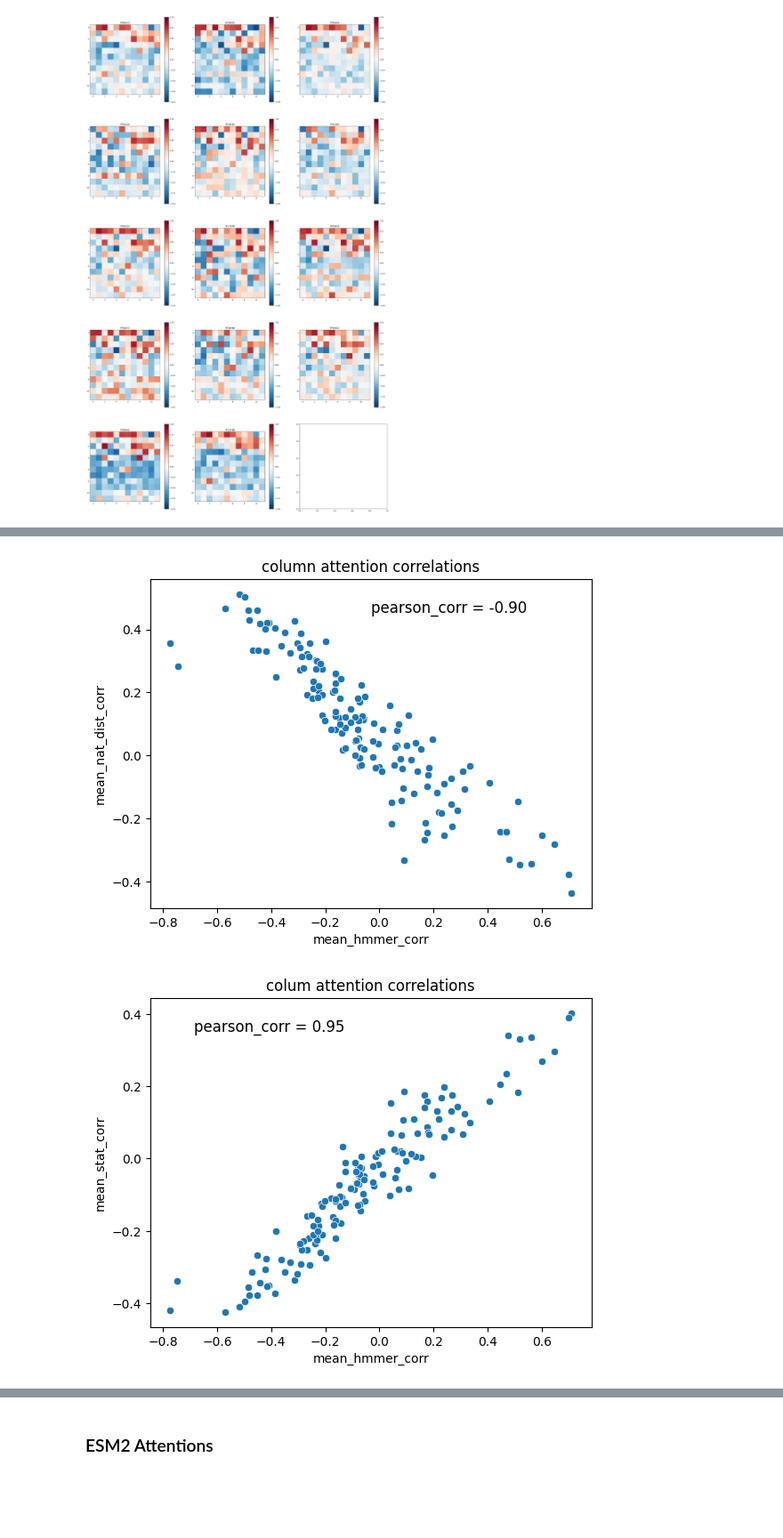
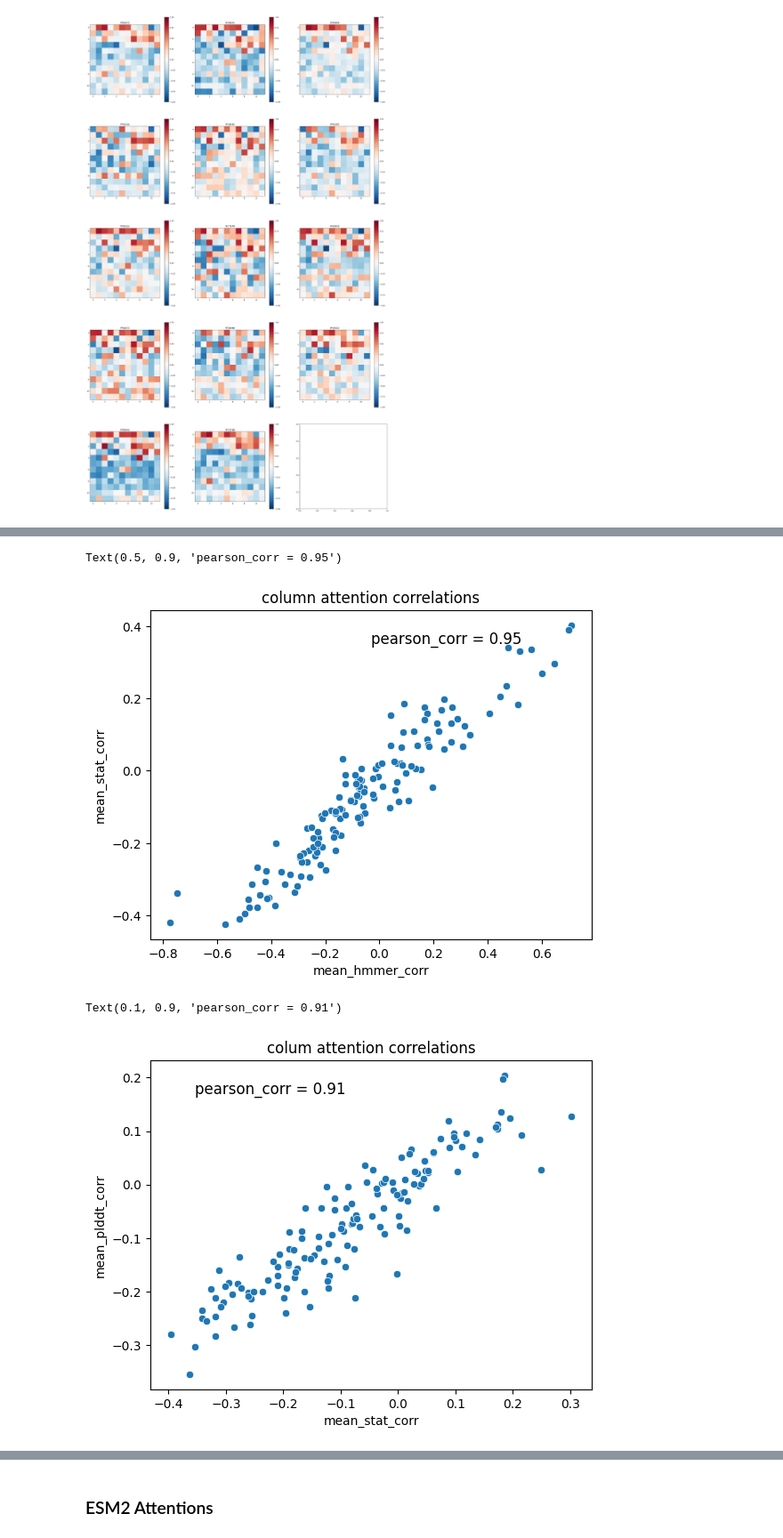
Before and after one commit to anamaysamant/MSA-phylogeny-generation, a Jupyter notebook: PFAM_explorer.ipynb, the cells around one changed output, grey strips where cells are left out. Shown at 89% size. Saved outputs shown, nothing was run; the diff lists cells and outputs as text; code cells hidden in the pictures; blank space fills up the shorter version.

```diff
--- a/PFAM_explorer.ipynb
+++ b/PFAM_explorer.ipynb
@@ -23,7 +23,7 @@ torch.set_grad_enabled(False)
 # %%
 pfam_metadata = pd.read_csv("./data/pfam-metadata/pfam_metadata.tsv", delimiter = "\t")
 
-all_metrics_dataframe = pd.read_csv("./sequence_scores_table.tsv", delimiter = "\t")
+all_metrics_dataframe = pd.read_csv("./untracked-files//sequence_scores_table.tsv", delimiter = "\t")
 all_metrics_dataframe = all_metrics_dataframe.merge(pfam_metadata, left_on = "family", right_on="pfam_id")
 # %%
 family = "PF00004"
@@ -179,25 +180,27 @@ plt.savefig("column_attn_corrs_all_metrics.jpeg")
 [figure]
 # %%
-sns.scatterplot(x =mean_hmmer_corr.flatten(), y=mean_nat_dist_corr.flatten())
+sns.scatterplot(x =mean_hmmer_corr.flatten(), y=mean_stat_corr.flatten())
 plt.xlabel("mean_hmmer_corr")
-plt.ylabel("mean_nat_dist_corr")
+plt.ylabel("mean_stat_corr")
 plt.title("column attention correlations")
 
-pearson_corr = pearsonr(x =mean_hmmer_corr.flatten(), y=mean_nat_dist_corr.flatten())
+pearson_corr = pearsonr(x =mean_hmmer_corr.flatten(), y=mean_stat_corr.flatten())
 plt.annotate(f"pearson_corr = {pearson_corr.statistic:.2f}",xy = (0.5,0.9), xycoords = "axes fraction", fontsize = 12)
 
-plt.savefig("column_attn_scatter_hmmer_vs_nat_dist.jpeg")
+# plt.savefig("column_attn_scatter_hmmer_vs_nat_dist.jpeg")
 # %% [output]
+Text(0.5, 0.9, 'pearson_corr = 0.95')
-[figure, old version]
+[figure, new version]
 # %%
-sns.scatterplot(x =mean_hmmer_corr.flatten(), y=mean_stat_corr.flatten())
-plt.xlabel("mean_hmmer_corr")
-plt.ylabel("mean_stat_corr")
+sns.scatterplot(x =mean_stat_corr.flatten(), y=mean_plddt_corr.flatten())
+plt.xlabel("mean_stat_corr")
+plt.ylabel("mean_plddt_corr")
 plt.title("colum attention correlations")
 
-pearson_corr = pearsonr(x =mean_hmmer_corr.flatten(), y=mean_stat_corr.flatten())
+pearson_corr = pearsonr(x =mean_stat_corr.flatten(), y=mean_plddt_corr.flatten())
 plt.annotate(f"pearson_corr = {pearson_corr.statistic:.2f}",xy = (0.1,0.9), xycoords = "axes fraction", fontsize = 12)
 
-plt.savefig("column_attn_scatter_hmmer_vs_stat.jpeg")
+# plt.savefig("column_attn_scatter_hmmer_vs_stat.jpeg")
 # %% [output]
+Text(0.1, 0.9, 'pearson_corr = 0.91')
-[figure, old version]
+[figure, new version]
```
Also changed, not shown: parts of 9 cells of this notebook.
